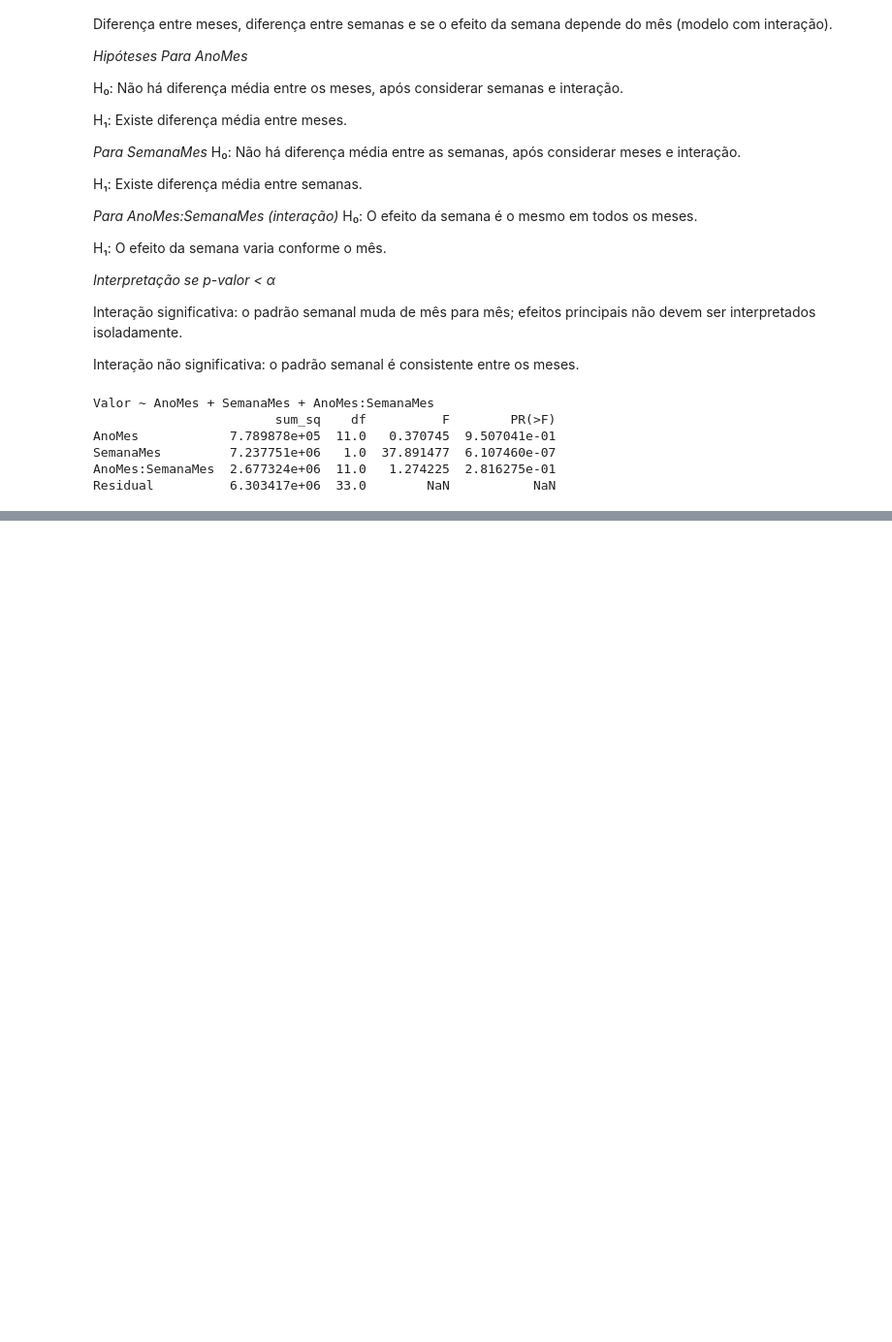
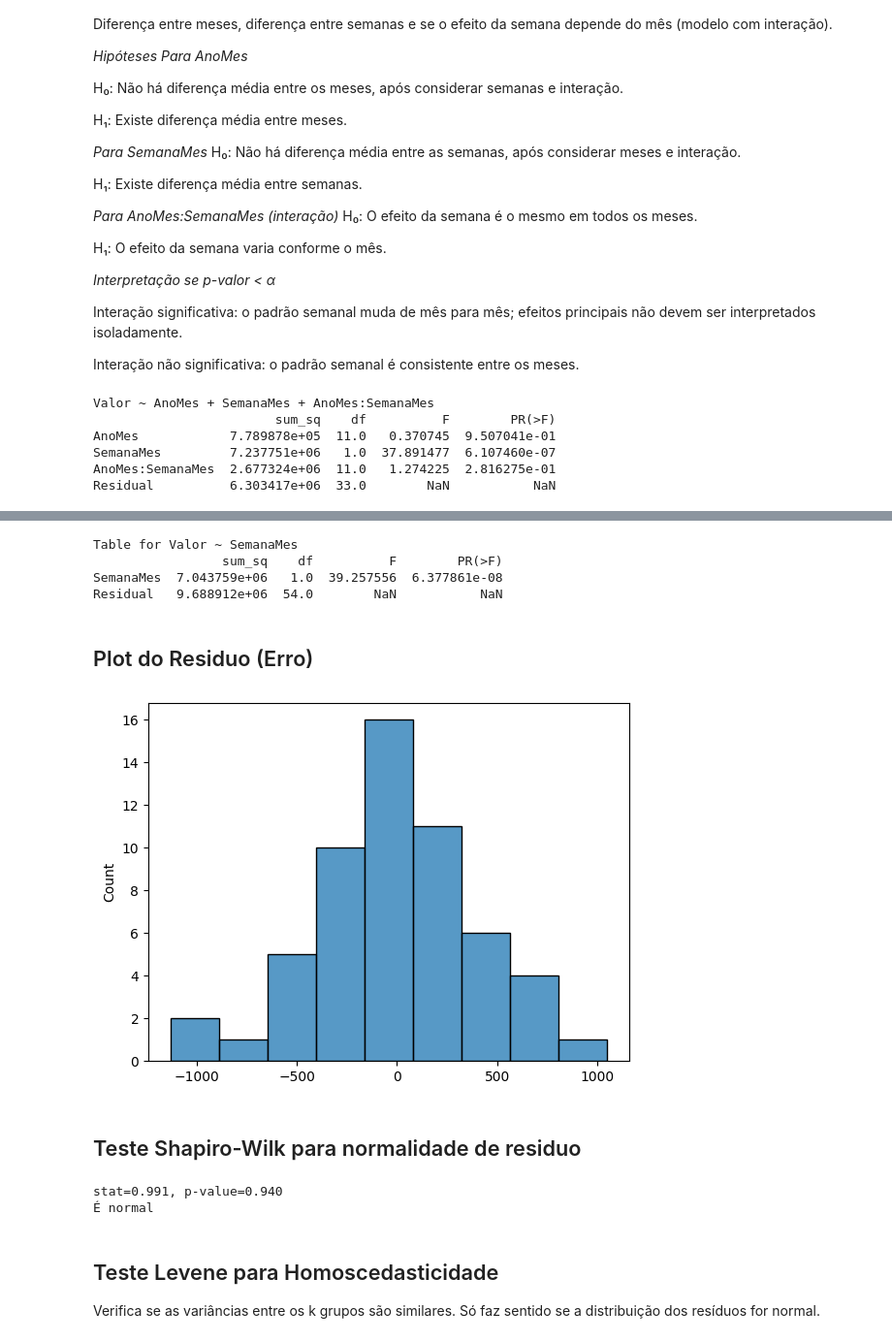
Before and after one commit to esdrasantos/statistical-concepts-and-practice, a Jupyter notebook: cstfm_mod_9_anova_2_factors_descr.ipynb, the cells around one changed output, grey strips where cells are left out. Shown at 97% size. Cells and saved outputs as stored; diff of their text form; code cells hidden in the pictures; blank space fills up the shorter version.

Commit message:
Adicionada análise de resultados significativos com shapiro-wilk e levene

```diff
--- a/cstfm_mod_9_anova_2_factors_descr.ipynb
+++ b/cstfm_mod_9_anova_2_factors_descr.ipynb
@@ -340,0 +346,47 @@ Residual          6.303417e+06  33.0        NaN           NaN
+# %%
+import statsmodels.api as sm
+import statsmodels.formula.api as smf
+
+model = smf.ols('Valor ~ SemanaMes', data=ssm).fit()
+tb_anova = sm.stats.anova_lm(model, typ=2)
+print('Table for Valor ~ SemanaMes')
+print(tb_anova)
+# %% [output]
+Table for Valor ~ SemanaMes
+                 sum_sq    df          F        PR(>F)
+SemanaMes  7.043759e+06   1.0  39.257556  6.377861e-08
+Residual   9.688912e+06  54.0        NaN           NaN
+# %% [markdown]
+## Plot do Residuo (Erro)
+# %%
+import matplotlib.pyplot as plt
+import seaborn as sns
+
+residue = model.resid
+sns.histplot(residue)
+plt.show()
+# %% [output]
+[figure, added]
+# %% [markdown]
+## Teste Shapiro-Wilk para normalidade de residuo
+# %%
+import scipy.stats as stats
+
+stat, pvalue= stats.shapiro(residue)
+
+print('stat=%.3f, p-value=%.3f' % (stat, pvalue))
+
+# Decisão
+
+if pvalue < 0.05:
+  print('Não é normal')
+else:
+  print('É normal')
+# %% [output]
+stat=0.991, p-value=0.940
+É normal
+# %% [markdown]
+## Teste Levene para Homoscedasticidade
+
+Verifica se as variâncias entre os k grupos são similares.
+Só faz sentido se a distribuição dos resíduos for normal.
```
Also changed, not shown: parts of 4 cells of this notebook.
